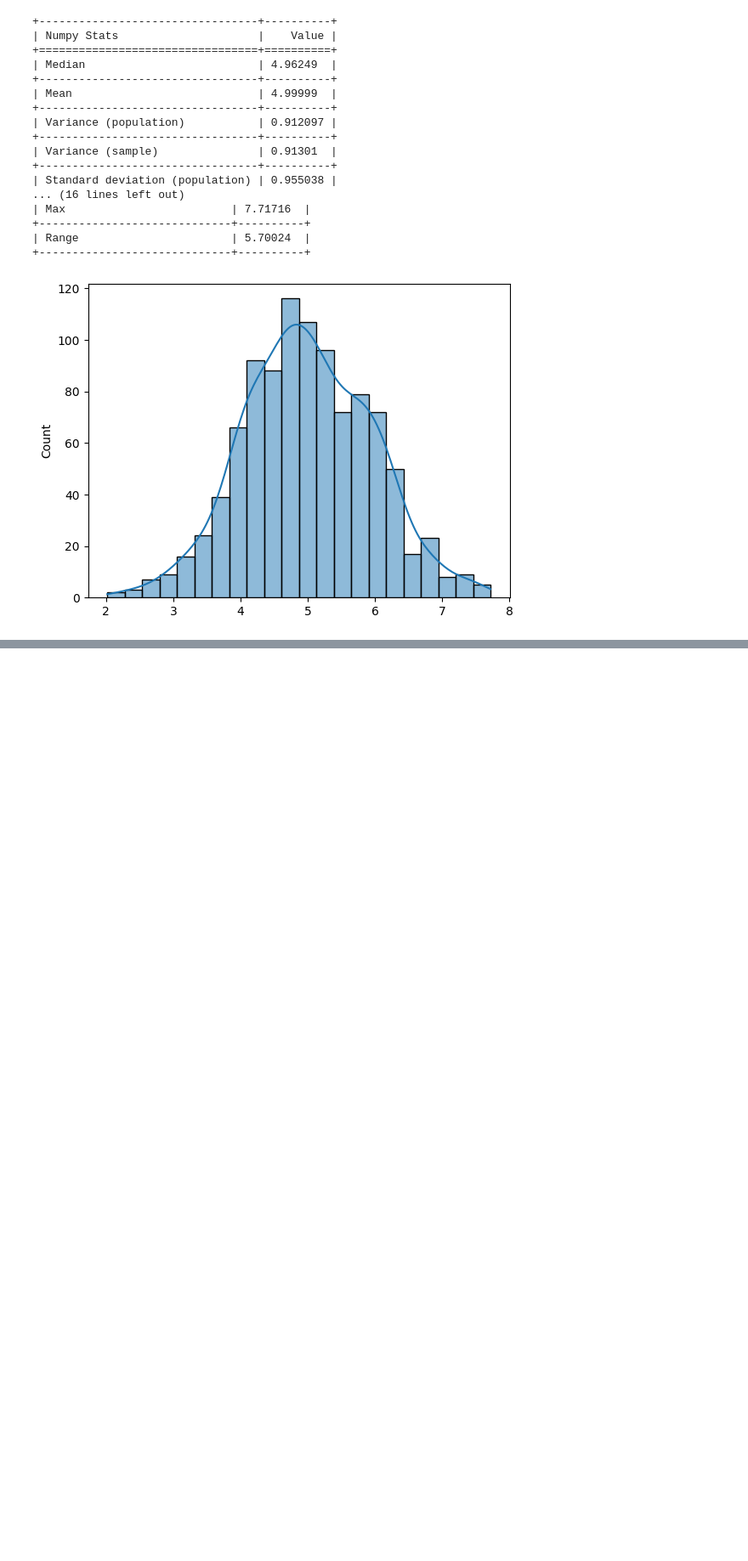
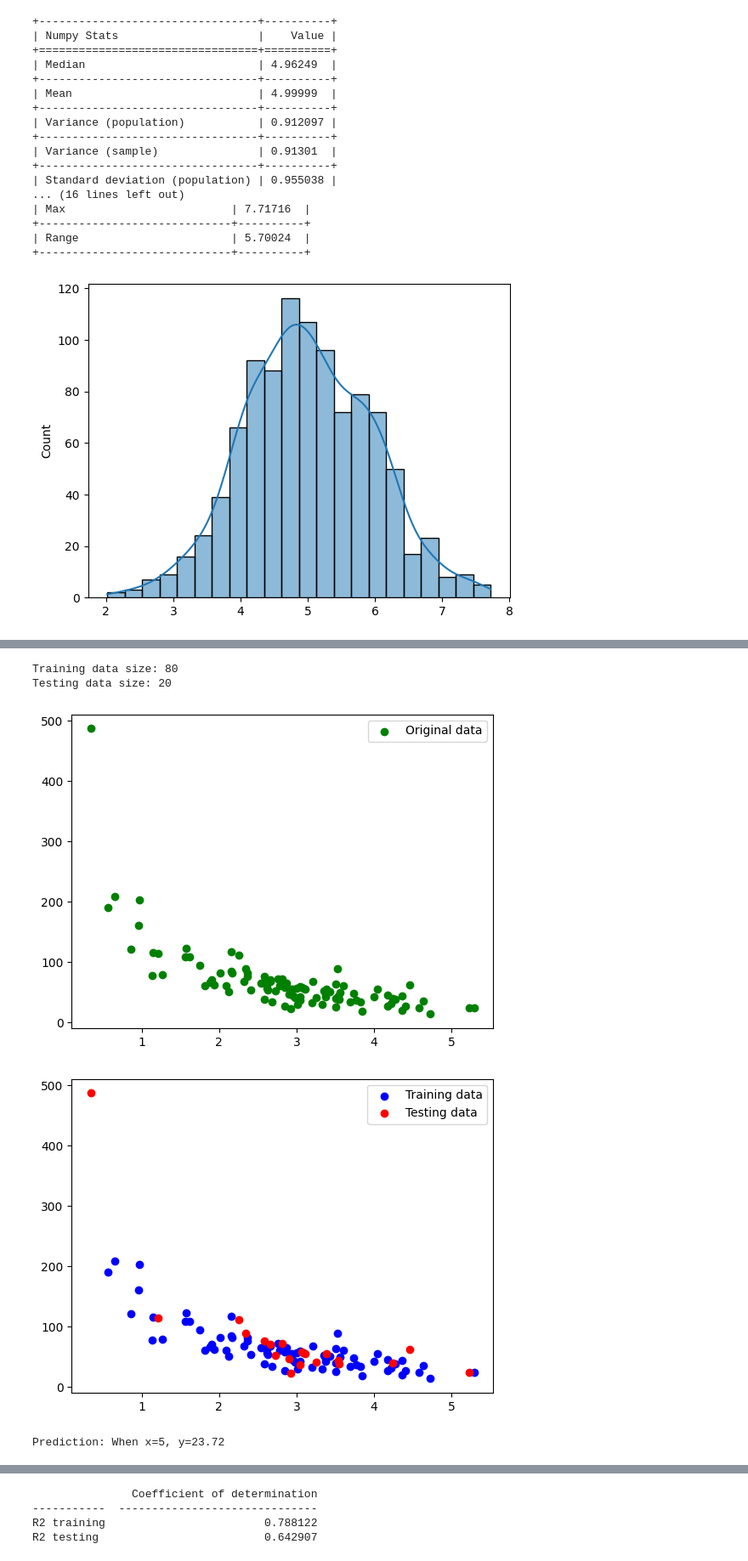
Before and after one commit to dideler/course-level-3-certificate-data-science, a Jupyter notebook: notes/notes.ipynb, the cells around one changed output, grey strips where cells are left out. Shown at 85% size. Drawn from its saved outputs; the diff is of its cells as text; code cells hidden in the pictures; blank space fills up the shorter version.

```diff
--- a/notes/notes.ipynb
+++ b/notes/notes.ipynb
@@ -803,0 +949,60 @@ print(tabulate(scipy_stats, headers=["Scipy Stats", "Value"], tablefmt="grid"))
+# %%
+# Create training and testing data from a dataset
+
+import numpy as np
+from sklearn.model_selection import train_test_split
+from tabulate import tabulate
+
+np.random.seed(2)
+
+x = np.random.normal(3, 1, 100) # mean, stddev, n
+y = np.random.normal(150, 40, 100) / x
+
+# Split data into training (80%) and testing (20%) sets.
+# Some people do a 70/30 split but less common.
+# Sets are randomly shuffled to prevent bias.
+x_train, x_test, y_train, y_test = train_test_split(x, y, test_size=0.2, random_state=42)
+
+print(f"Training data size: {len(x_train)}")
+print(f"Testing data size: {len(x_test)}")
+
+plt.scatter(x, y, color='green', label="Original data")
+plt.legend()
+plt.show()
+
+plt.scatter(x_train, y_train, color='blue', label="Training data")
+plt.scatter(x_test, y_test, color='red', label="Testing data")
+plt.legend()
+plt.show()
+
+# Now let's make a predictor from the training data
+
+predictor = np.poly1d(np.polyfit(x_train, y_train, 4))
+line = np.linspace(0, 6, 100) # Evenly spaced values between 0 and 6
+
+prediction = predictor(5)
+print(f"\nPrediction: When x=5, y={prediction:.2f}")
+
+# Show prediction intersection on the graph
+plt.axvline(x=5, color="pink", linestyle='--')
+plt.axhline(y=prediction, color="pink", linestyle='--')
+
+# Plot line fit using the predictor model against training data
+plt.scatter(x_train, y_train, color='blue', label="Training data")
+plt.plot(line, predictor(line), label="Predictor model")
+plt.title("Regression predictor using training data")
+plt.legend()
+plt.show()
+
+# Measure regression model fit (1 is perfect correlation)
+table = [
+  ["R2 training", r2_score(y_train, predictor(x_train))],
+  ["R2 testing", r2_score(y_test, predictor(x_test))],
+]
+print(tabulate(table, headers=["Coefficient of determination"]))
+# %% [output]
+Training data size: 80
+Testing data size: 20
+[figure, added]
+[figure, added]
+Prediction: When x=5, y=23.72
@@ -803,0 +1010,4 @@ print(tabulate(scipy_stats, headers=["Scipy Stats", "Value"], tablefmt="grid"))
+               Coefficient of determination
+-----------  ------------------------------
+R2 training                        0.788122
+R2 testing                         0.642907
```
Also changed, not shown: parts of 6 cells of this notebook, 1 other file.
